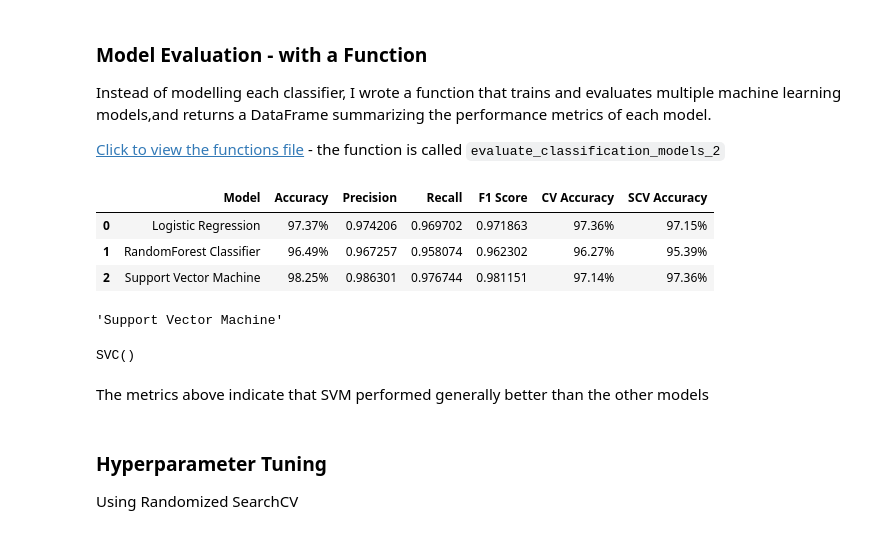
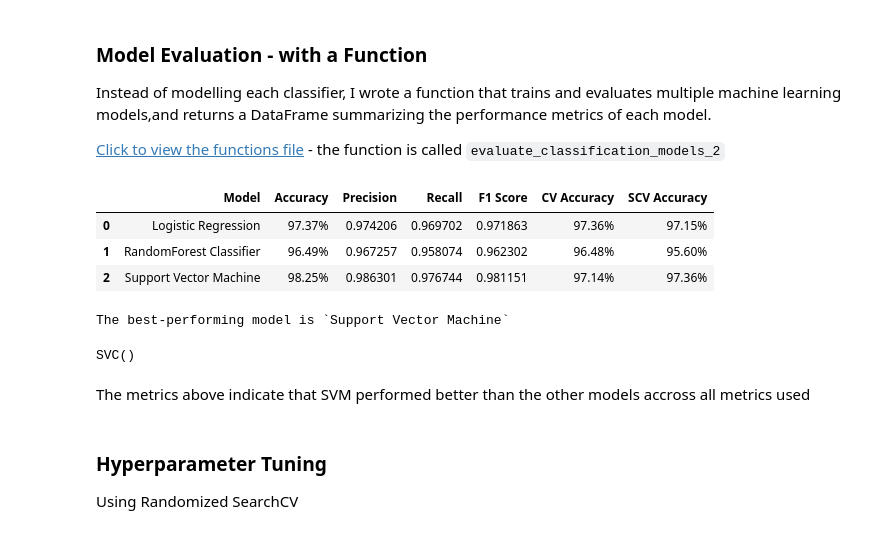
Before and after one commit to isgyane/Breast-Cancer-Detection-ML-Classification, a Jupyter notebook: notebooks/main.ipynb, the cells around one changed output. Drawn from its saved outputs; the diff is of its cells as text; code cells hidden in the pictures.

```diff
--- a/notebooks/main.ipynb
+++ b/notebooks/main.ipynb
@@ -598,27 +618,27 @@ from functions import evaluate_classification_models_2, evaluate_classification_
 # %%
 import pandas as pd
 
 # Models to be trained
 models = {
     "Logistic Regression": LogisticRegression,
     "RandomForest Classifier": RandomForestClassifier,
     "Support Vector Machine": SVC
 }
 
 # Model Training and Evaluation
-metrics_df = evaluate_classification_models_2(models, 10, X_train, y_train, X_test, y_test)
+metrics_df = evaluate_classification_models_1(models, 10, X_train, y_train, X_test, y_test)
 metrics_df
 # %% [output]
 |  | Model | Accuracy | Precision | Recall | F1 Score | CV Accuracy | SCV Accuracy |
 | 0 | Logistic Regression | 97.37% | 0.974206 | 0.969702 | 0.971863 | 97.36% | 97.15% |
-| 1 | RandomForest Classifier | 96.49% | 0.967257 | 0.958074 | 0.962302 | 96.27% | 95.39% |
+| 1 | RandomForest Classifier | 96.49% | 0.967257 | 0.958074 | 0.962302 | 96.48% | 95.60% |
 | 2 | Support Vector Machine | 98.25% | 0.986301 | 0.976744 | 0.981151 | 97.14% | 97.36% |
 # %%
-# Extract the model with the highest SCV Accuracy
+# Extract the model with the highest SCV (Stratified Cross Validation) Accuracy
 best_model_index = metrics_df['SCV Accuracy'].idxmax()
 best_model_name = metrics_df.loc[best_model_index, 'Model']
 
-best_model_name
+print(f"The best-performing model is `{best_model_name}`")
 # %% [output]
-'Support Vector Machine'
+The best-performing model is `Support Vector Machine`
 # %%
@@ -629,7 +649,7 @@ clf_best_model
 # %% [output]
 SVC()
 # %% [markdown]
-The metrics above indicate that SVM performed generally better than the other models
+The metrics above indicate that SVM performed better than the other models accross all metrics used
 # %% [markdown]
 ### Hyperparameter Tuning
 
```
Also changed, not shown: parts of 22 cells of this notebook, 3 other files.
